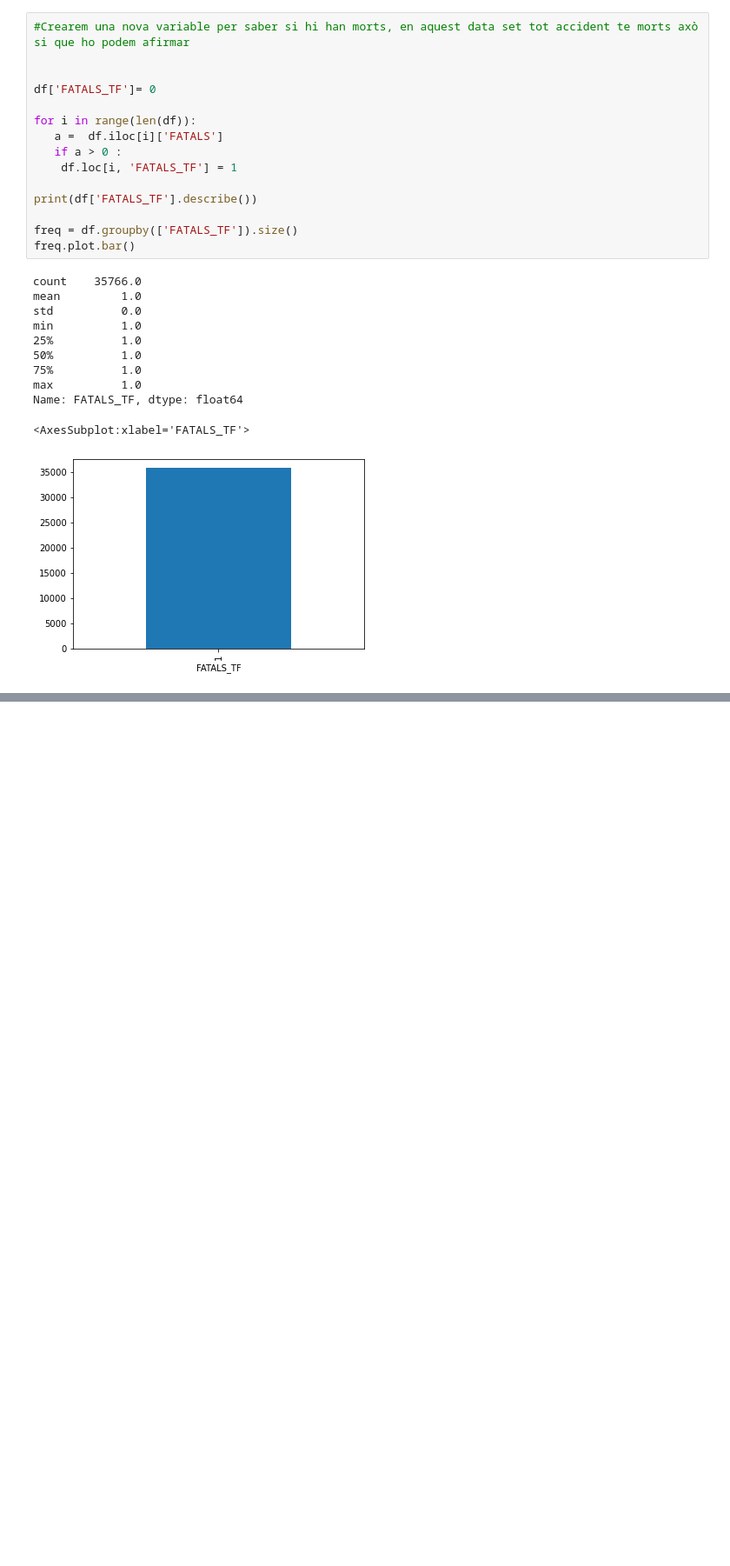
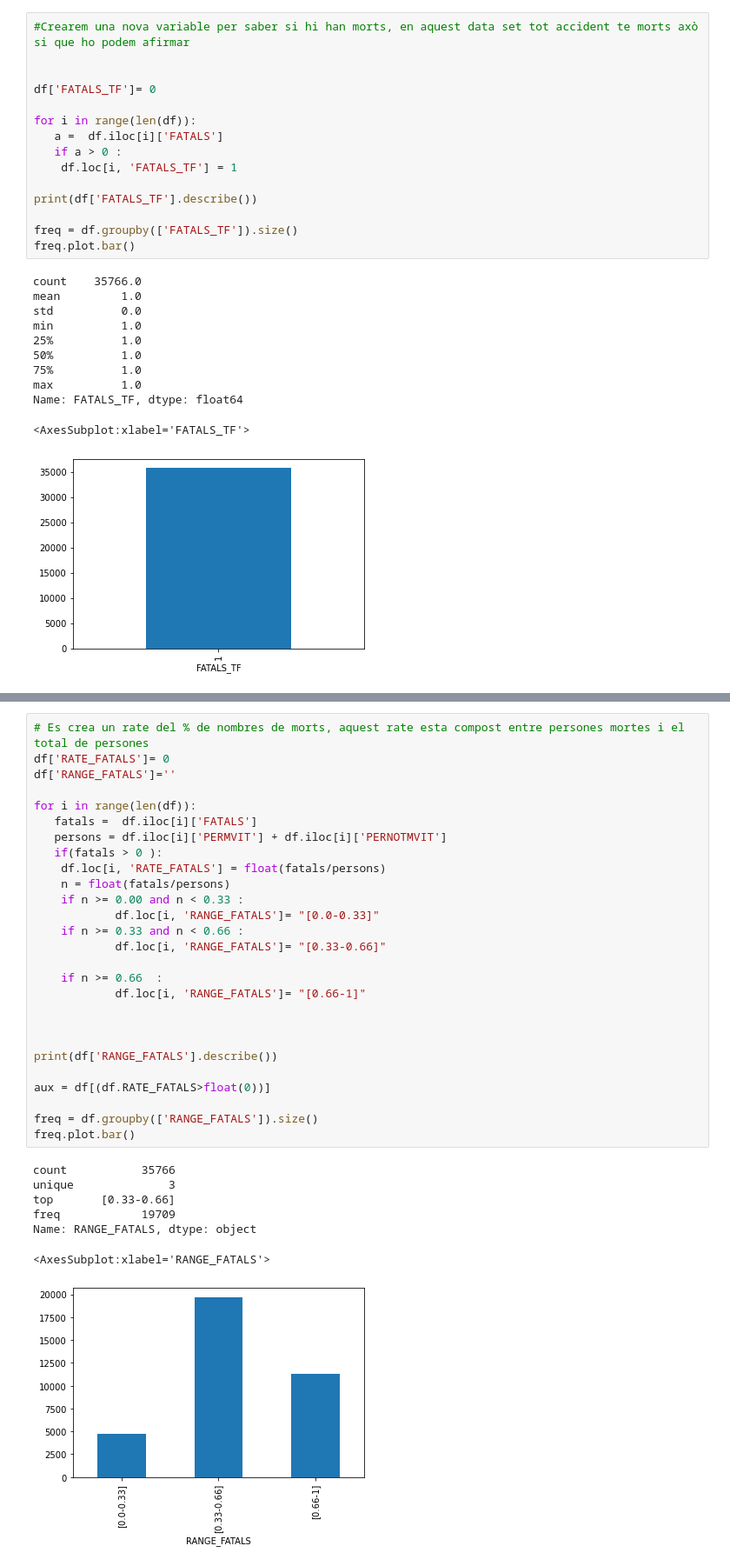
Before and after one commit to jordi2326/md-uoc-pac1, a Jupyter notebook: PAC-1.ipynb, the cells around one changed output, grey strips where cells are left out. Shown: that part at 87% size. Saved outputs shown, nothing was run; the diff lists cells and outputs as text; blank space fills up the shorter version.

```diff
--- a/PAC-1.ipynb
+++ b/PAC-1.ipynb
@@ -482,0 +502,35 @@ df1.corr()
+# %%
+# Es crea un rate del % de nombres de morts, aquest rate esta compost entre persones mortes i el total de persones
+df['RATE_FATALS']= 0
+df['RANGE_FATALS']=''
+
+for i in range(len(df)):
+   fatals =  df.iloc[i]['FATALS']
+   persons = df.iloc[i]['PERMVIT'] + df.iloc[i]['PERNOTMVIT']
+   if(fatals > 0 ):
+    df.loc[i, 'RATE_FATALS'] = float(fatals/persons)
+    n = float(fatals/persons)
+    if n >= 0.00 and n < 0.33 :
+            df.loc[i, 'RANGE_FATALS']= "[0.0-0.33]"
+    if n >= 0.33 and n < 0.66 :
+            df.loc[i, 'RANGE_FATALS']= "[0.33-0.66]"
+
+    if n >= 0.66  :
+            df.loc[i, 'RANGE_FATALS']= "[0.66-1]"
+
+
+
+print(df['RANGE_FATALS'].describe())
+
+aux = df[(df.RATE_FATALS>float(0))]
+
+freq = df.groupby(['RANGE_FATALS']).size()
+freq.plot.bar()
+# %% [output]
+count           35766
+unique              3
+top       [0.33-0.66]
+freq            19709
+Name: RANGE_FATALS, dtype: object
+<AxesSubplot:xlabel='RANGE_FATALS'>
+[figure, added]
```
Also changed, not shown: parts of 22 cells of this notebook.
